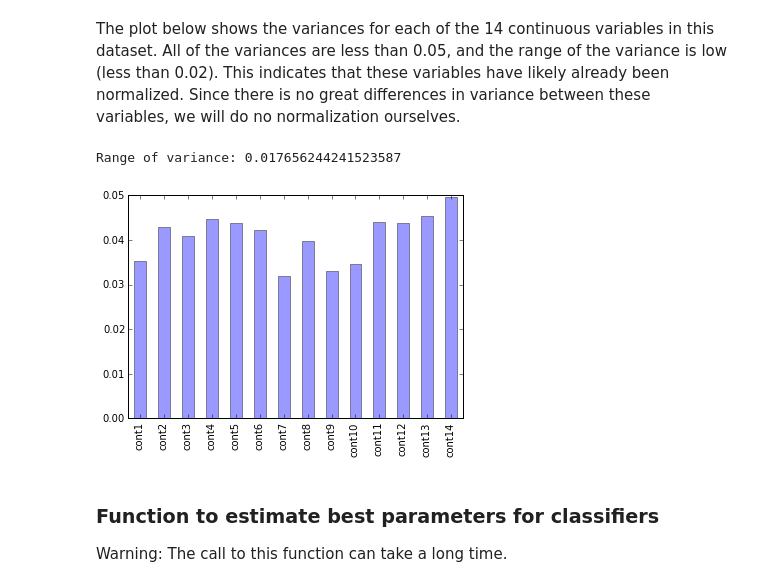
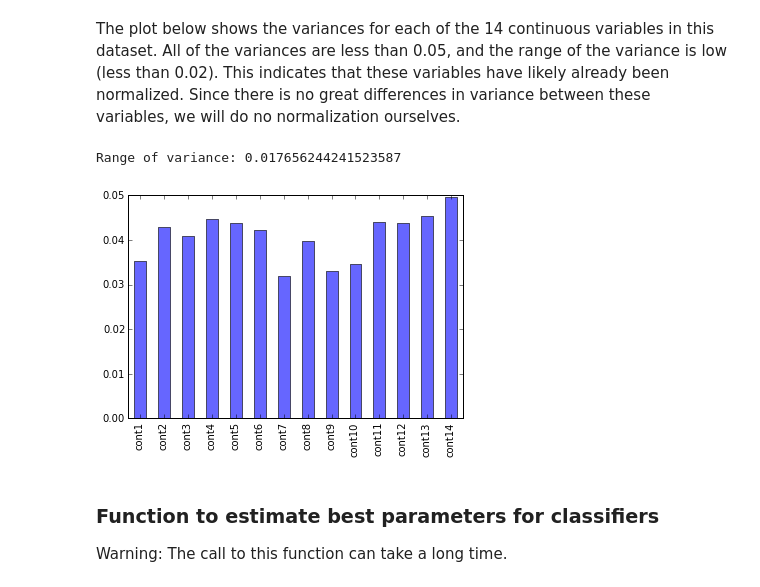
Before and after one commit to jtpdowns/AllstateChallenge, a Jupyter notebook: Allstate - Final report.ipynb, the cells around one changed output. Saved outputs shown, nothing was run; the diff lists cells and outputs as text; code cells hidden in the pictures.

```diff
--- a/Allstate - Final report.ipynb
+++ b/Allstate - Final report.ipynb
@@ -294,11 +299,11 @@ plt.show()
 The plot below shows the variances for each of the 14 continuous variables in this dataset. All of the variances are less than 0.05, and the range of the variance is low (less than 0.02). This indicates that these variables have likely already been normalized. Since there is no great differences in variance between these variables, we will do no normalization ourselves.
 # %%
 print('Range of variance:',df_cont_vars.var().max() - df_cont_vars.var().min())
-df_cont_vars.var().plot(kind='bar', alpha =0.4)
+df_cont_vars.var().plot(kind='bar', alpha =0.6)
 plt.show()
 # %% [output]
 Range of variance: 0.017656244241523587
-[figure, old version]
+[figure, new version]
 # %% [markdown]
 ### Function to estimate best parameters for classifiers
 
```
Also changed, not shown: parts of 4 cells of this notebook.
